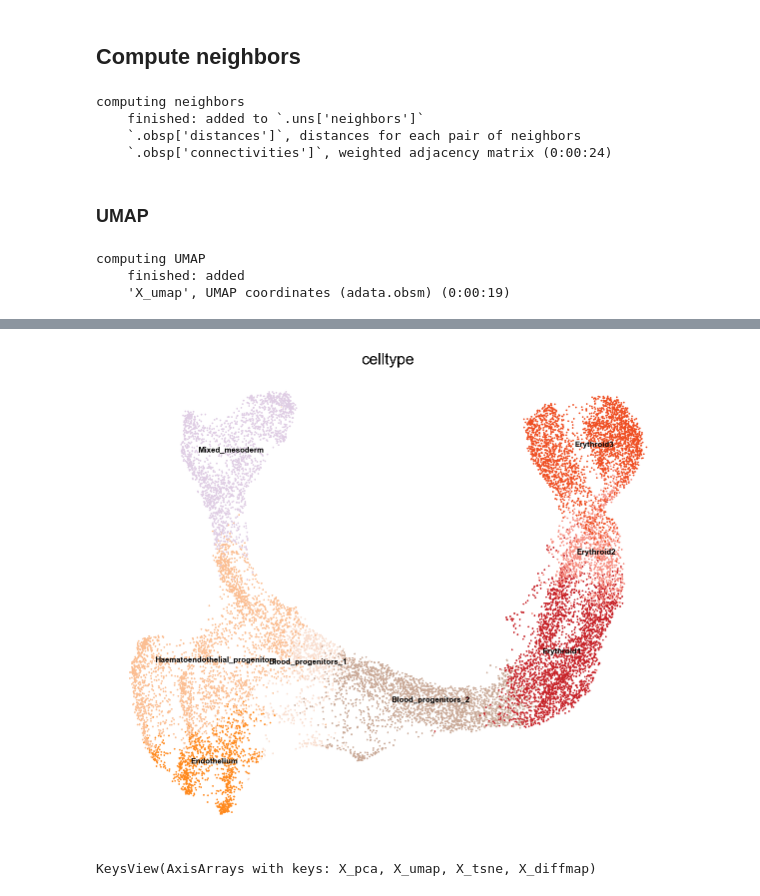
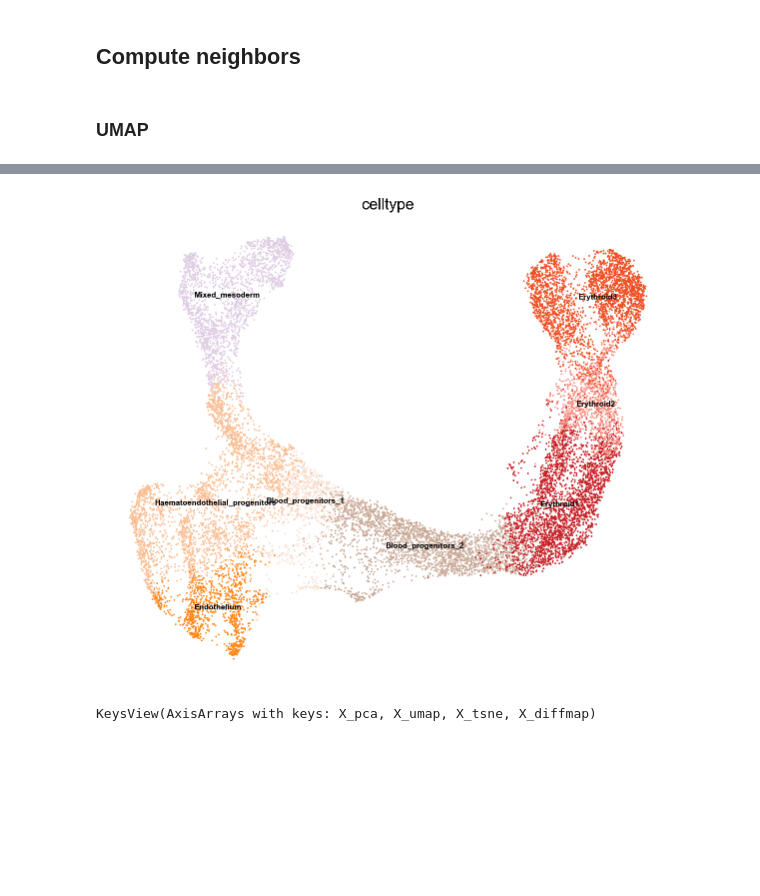
Before and after one commit to rargelaguet/gastrulation10x, a Jupyter notebook: scanpy/blood/blood_exploration.ipynb, the cells around one changed output, grey strips where cells are left out. Saved outputs shown, nothing was run; the diff lists cells and outputs as text; code cells hidden in the pictures; blank space fills up the shorter version.

```diff
--- a/scanpy/blood/blood_exploration.ipynb
+++ b/scanpy/blood/blood_exploration.ipynb
@@ -18,7 +20,7 @@ else:
 # %% [markdown]
 ## Define I/O
 # %%
-io["outdir"] = io["basedir"] + "/..."
+io["outdir"] = io["basedir"] + "/results/trajectories/blood_scanpy"
 # %% [markdown]
 ## Define options
 # %% [markdown]
@@ -27,6 +29,7 @@ scanpy options
 # %%capture
 # sc.settings.verbosity = 3
 # sc.logging.print_versions()
+sc.settings.figdir = io["outdir"]
 sc.settings.set_figure_params(dpi=80, frameon=False, figsize=(8, 7), facecolor='white')
 # %%
 opts["stages"] = [
@@ -173,19 +169,11 @@ computing PCA
 ## Compute neighbors
 # %%
 sc.pp.neighbors(adata, n_neighbors=25, use_rep='X_pca')
-# %% [output]
-computing neighbors
-    finished: added to `.uns['neighbors']`
-    `.obsp['distances']`, distances for each pair of neighbors
-    `.obsp['connectivities']`, weighted adjacency matrix (0:00:24)
 # %% [markdown]
 ### UMAP
 # %%
 sc.tl.umap(adata, min_dist=0.3, spread=1.0)
-# %% [output]
-computing UMAP
-    finished: added
-    'X_umap', UMAP coordinates (adata.obsm) (0:00:19)
 # %%
-sc.pl.scatter(adata, color='celltype', basis="umap", size=10, legend_loc='on data', legend_fontsize=7)
+sc.pl.scatter(adata, color='celltype', basis="umap", size=10, legend_loc='on data', legend_fontsize=7,
+              save = "blood_umap_celltype.pdf")
 # %% [output]
@@ -192,4 +181,4 @@ sc.pl.scatter(adata, color='celltype', basis="umap", size=10, legend_loc='on dat
-[figure, old version]
+[figure, new version]
 # %%
 adata.obsm.keys()
 # %% [output]
```
Also changed, not shown: parts of 18 cells of this notebook, 51 other files.
